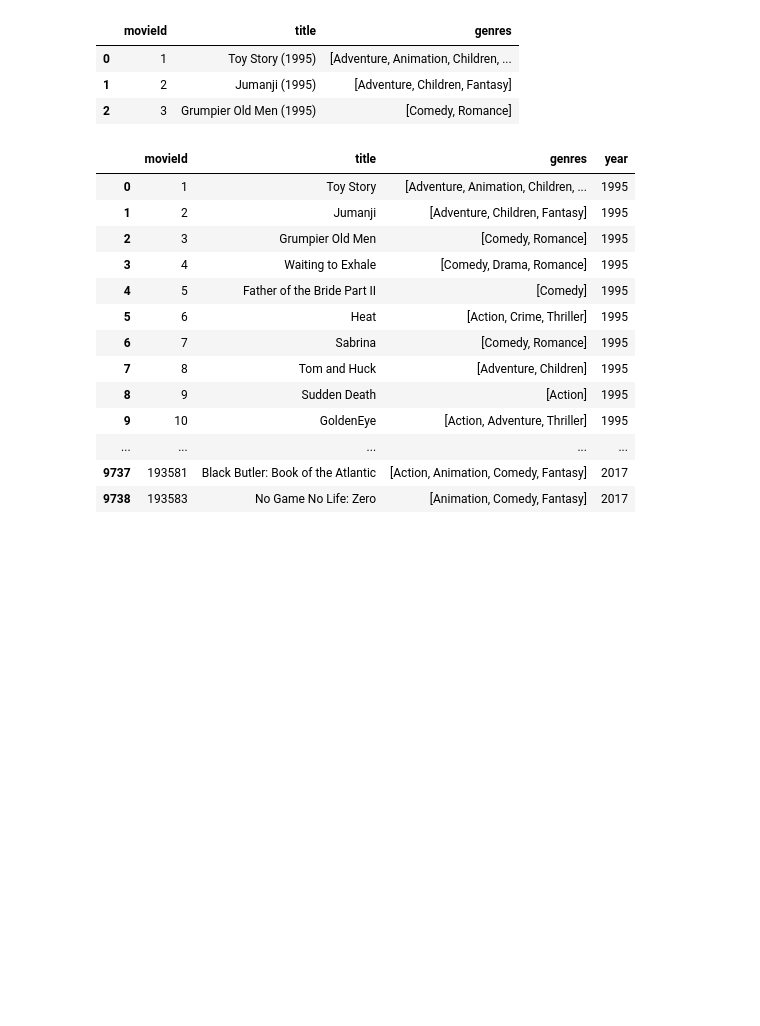
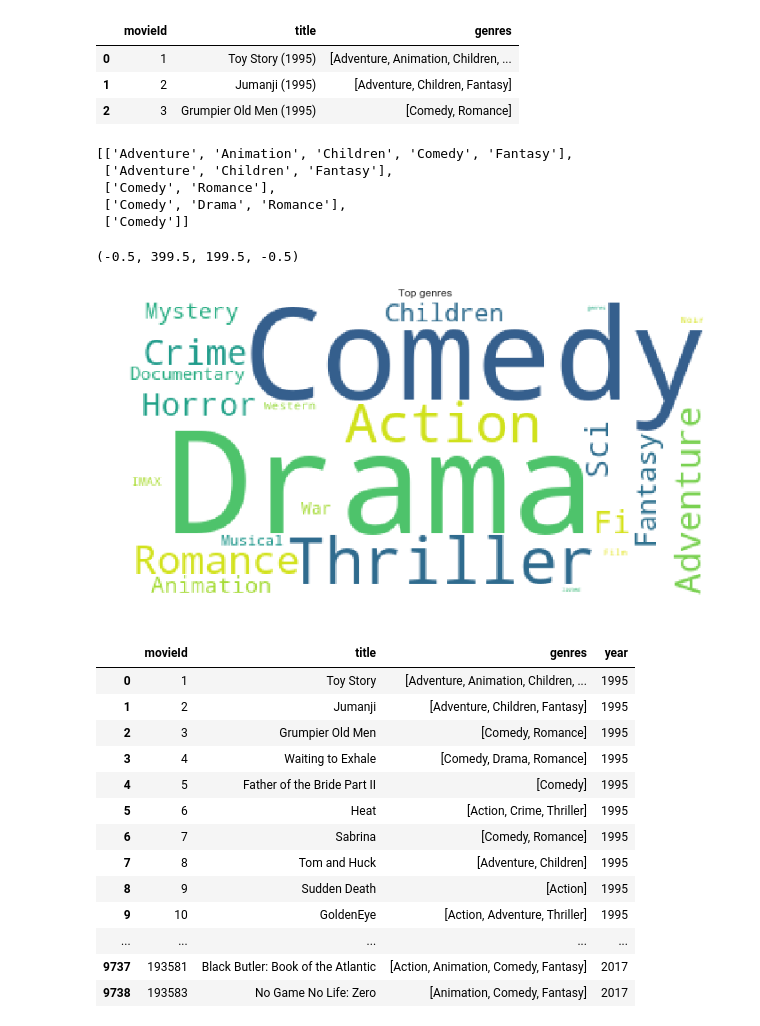
Before and after one commit to prateep03/Python-Tutorial, a Jupyter notebook: notebooks/Recommender Systems.ipynb, the cells around one changed output. Cells and saved outputs as stored; diff of their text form; code cells hidden in the pictures; blank space fills up the shorter version.

Commit message:
Recommendation nb with wordcloud.
Signed-off-by: Prateep Mukherjee <mukherjeeprateep@gmail.com>

```diff
--- a/notebooks/Recommender Systems.ipynb
+++ b/notebooks/Recommender Systems.ipynb
@@ -68,6 +68,30 @@ movies.head(3)
 | 0 | 1 | Toy Story (1995) | [Adventure, Animation, Children, ... |
 | 1 | 2 | Jumanji (1995) | [Adventure, Children, Fantasy] |
 | 2 | 3 | Grumpier Old Men (1995) | [Comedy, Romance] |
+# %%
+from wordcloud import WordCloud
+
+list_of_genres = list(movies['genres'].values)
+
+list_of_genres[:5]
+# %% [output]
+[['Adventure', 'Animation', 'Children', 'Comedy', 'Fantasy'],
+ ['Adventure', 'Children', 'Fantasy'],
+ ['Comedy', 'Romance'],
+ ['Comedy', 'Drama', 'Romance'],
+ ['Comedy']]
+# %%
+fig = plt.figure(figsize = (12,8))
+text = ' '.join([i for j in list_of_genres for i in j])
+
+wordcloud = WordCloud(max_font_size=None, background_color='white',
+                      collocations=False).generate(text)
+plt.imshow(wordcloud)
+plt.title('Top genres')
+plt.axis('off')
+# %% [output]
+(-0.5, 399.5, 199.5, -0.5)
+[figure, added]
 # %%
 import re
 
```
Also changed, not shown: parts of 1 cell of this notebook.
